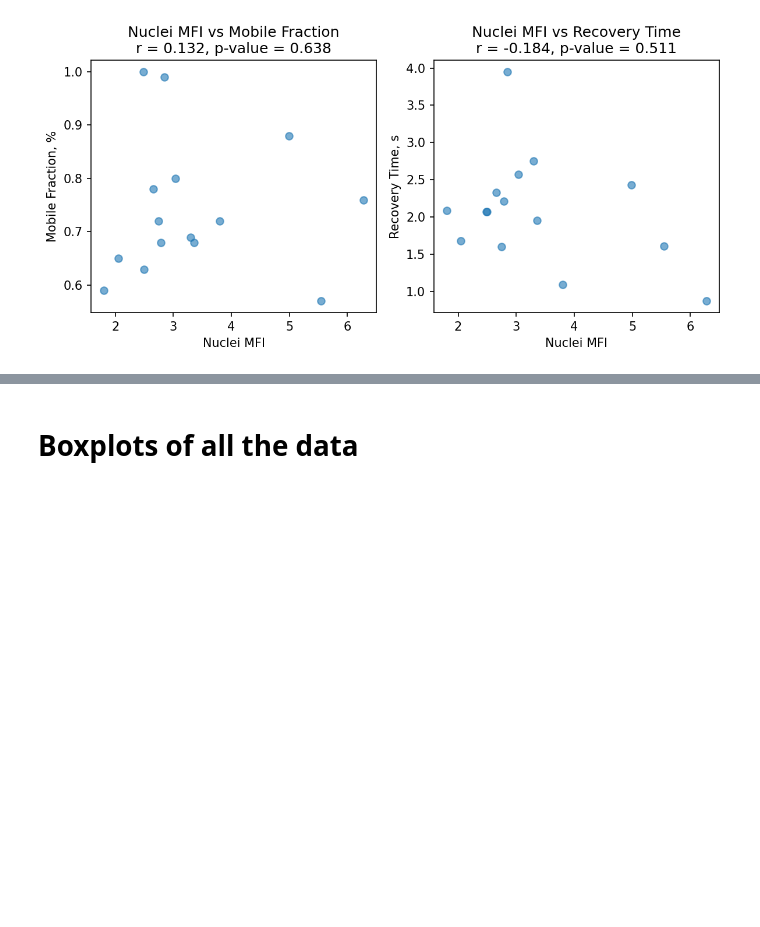
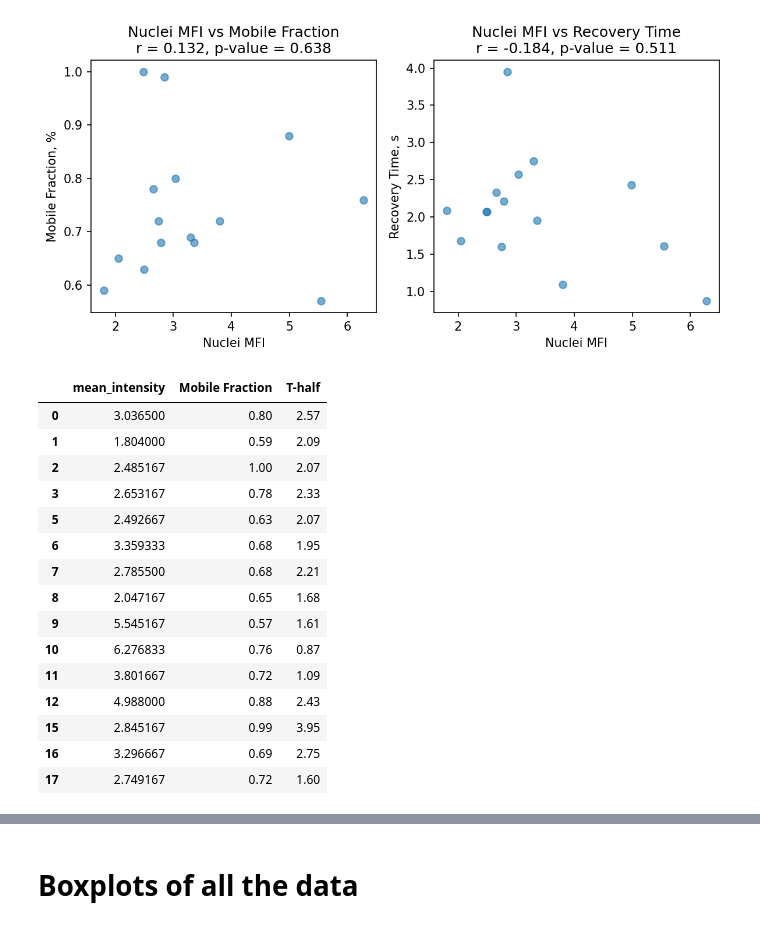
Before and after one commit to Lopatushka/LLPS, a Jupyter notebook: FRAP_graphs.ipynb, the cells around one changed output, grey strips where cells are left out. Cells and saved outputs as stored; diff of their text form; code cells hidden in the pictures; blank space fills up the shorter version.

```diff
--- a/FRAP_graphs.ipynb
+++ b/FRAP_graphs.ipynb
@@ -194,3 +273,22 @@ plt.show()
 Keep 15 out of 15 rows after cleaning.
 Plot is saved in the directory: /mnt/c/users/Elena/Desktop/Data_processing/280226_U2OS_live_FRAP2/images.
 [figure]
+# %%
+clean
+# %% [output]
+|  | mean_intensity | Mobile Fraction | T-half |
+| 0 | 3.036500 | 0.80 | 2.57 |
+| 1 | 1.804000 | 0.59 | 2.09 |
+| 2 | 2.485167 | 1.00 | 2.07 |
+| 3 | 2.653167 | 0.78 | 2.33 |
+| 5 | 2.492667 | 0.63 | 2.07 |
+| 6 | 3.359333 | 0.68 | 1.95 |
+| 7 | 2.785500 | 0.68 | 2.21 |
+| 8 | 2.047167 | 0.65 | 1.68 |
+| 9 | 5.545167 | 0.57 | 1.61 |
+| 10 | 6.276833 | 0.76 | 0.87 |
+| 11 | 3.801667 | 0.72 | 1.09 |
+| 12 | 4.988000 | 0.88 | 2.43 |
+| 15 | 2.845167 | 0.99 | 3.95 |
+| 16 | 3.296667 | 0.69 | 2.75 |
+| 17 | 2.749167 | 0.72 | 1.60 |
```
Also changed, not shown: parts of 17 cells of this notebook.
